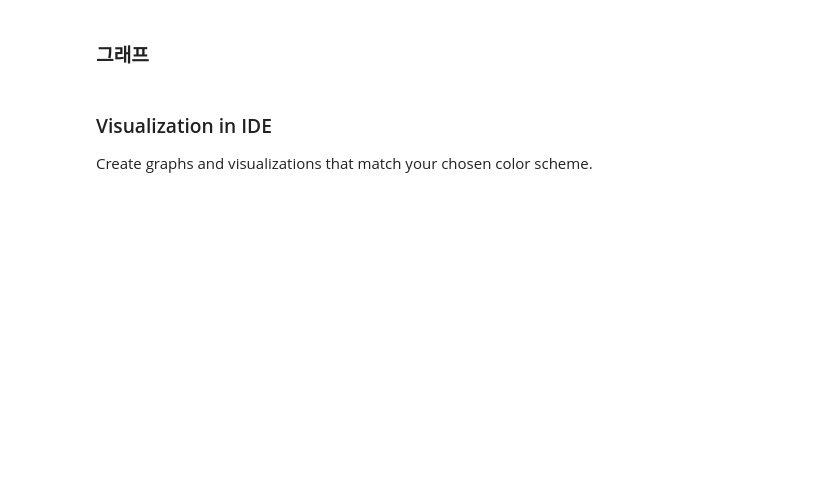
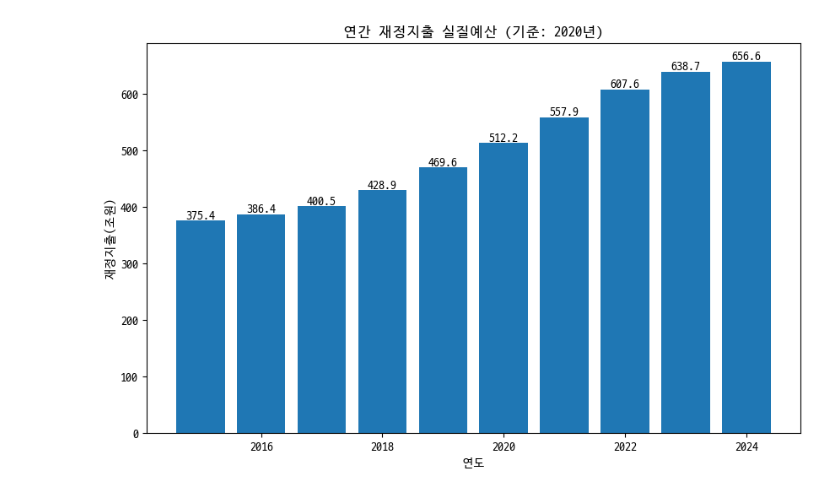
Before and after one commit to dev-zinc/digital_older_class, a Jupyter notebook: simple.ipynb, the cells around one changed output. Cells and saved outputs as stored; diff of their text form; code cells hidden in the pictures; blank space fills up the shorter version.

```diff
--- a/simple.ipynb
+++ b/simple.ipynb
@@ -5,3 +9 @@ import matplotlib.pyplot as plt
-# %% [markdown]
-### 그래프
 # %%
@@ -19,5 +52,22 @@ df
-# %% [markdown]
-### Visualization in IDE
-
-Create graphs and visualizations that match your chosen color scheme.
+# %%
+# Update this path to the location of your Hangul-supporting font
+font_path = os.path.join('resources/font/D2Coding-Ver1.3.2-20180524-ligature.ttf')
+font_prop = fm.FontProperties(fname=font_path)
+plt.rcParams['font.family'] = font_prop.get_name()
+# %%
+plt.figure(figsize=(10, 6))
+years = all_data['회계연도']
+spends = all_data['지출금액(조원)']
+bars = plt.bar(years, spends)
+plt.title('연간 재정지출 실질예산 (기준: 2020년)')
+plt.xlabel('연도')
+plt.ylabel('재정지출(조원)')
+
+for bar in bars:
+    yval = bar.get_height()
+    plt.text(bar.get_x() + bar.get_width()/2, yval, round(yval, 2), ha='center', va='bottom')
+
+plt.show()
+# %% [output]
+[figure, added]
 # %%
```
Also changed, not shown: parts of 5 cells of this notebook, 2 other files.
